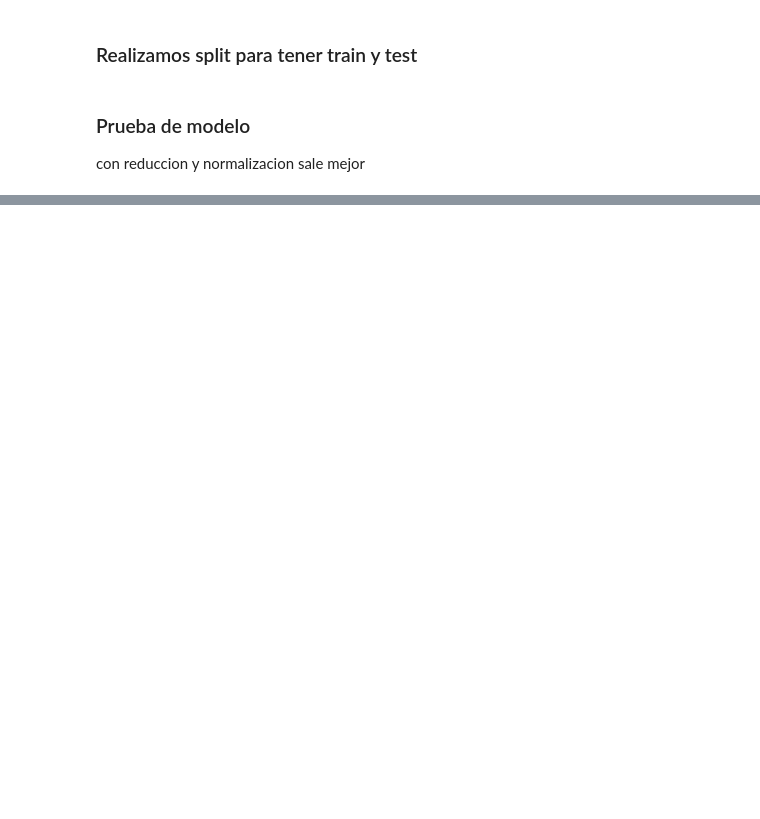
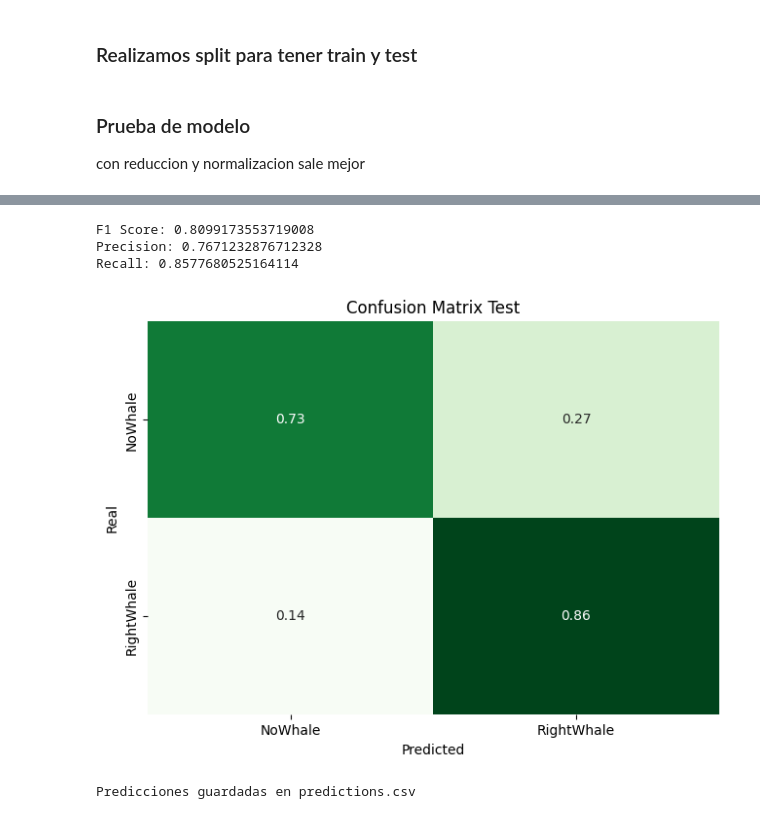
Before and after one commit to JLeandroJM/Project_machine_4, a Jupyter notebook: leandro.ipynb, the cells around one changed output, grey strips where cells are left out. Saved outputs shown, nothing was run; the diff lists cells and outputs as text; code cells hidden in the pictures; blank space fills up the shorter version.

```diff
--- a/leandro.ipynb
+++ b/leandro.ipynb
@@ -124,0 +257,47 @@ F1-Score: 0.7977132805628847
+# %%
+import pandas as pd
+from sklearn.metrics import confusion_matrix
+import seaborn as sns
+
+
+
+def matriz_confusion(y_test, y_pred, Tipo):
+    # Calcular la matriz de confusión
+    matrix = confusion_matrix(y_test, y_pred)
+
+    f2 = pd.DataFrame(matrix.astype('float') / matrix.sum(axis=1)[:, np.newaxis], index=["NoWhale", "RightWhale"], columns=["NoWhale", "RightWhale"])
+
+    # Graficar la matriz de confusión
+    sns.heatmap(f2, annot=True, cbar=None, cmap="Greens")
+    plt.title("Confusion Matrix " + Tipo), plt.tight_layout()
+    plt.xlabel("Predicted")
+    plt.ylabel("Real")
+    plt.show()
+# %%
+
+def test(model, x_test, y_test):
+    model.eval()
+    x_test = x_test.to(device).float()
+    y_test = y_test.to(device).float().unsqueeze(1)
+    with torch.no_grad():
+        y_pred = model(x_test)
+        y_pred_labels = torch.sigmoid(y_pred) >= 0.5
+
+    y_test_labels = y_test.squeeze().cpu().numpy()
+    y_pred_labels = y_pred_labels.squeeze().cpu().numpy()
+
+    f1 = f1_score(y_test_labels, y_pred_labels)
+    precision = precision_score(y_test_labels, y_pred_labels)
+    recall = recall_score(y_test_labels, y_pred_labels)
+
+    print(f'F1 Score: {f1}')
+    print(f'Precision: {precision}')
+    print(f'Recall: {recall}')
+    matriz_confusion(y_test_labels, y_pred_labels, "Test")
+
+test(model1, x_t, y_t)
+# %% [output]
+F1 Score: 0.8099173553719008
+Precision: 0.7671232876712328
+Recall: 0.8577680525164114
+[figure, added]
@@ -124,0 +336,19 @@ F1-Score: 0.7977132805628847
+# %%
+
+# Convertir los datos normalizados a tensores de PyTorch
+data_tensor = torch.tensor(x_pca, dtype=torch.float32)
+
+# Realizar predicciones
+with torch.no_grad():
+    model1.eval()  # Asegúrate de que el modelo esté en modo evaluación si no lo está ya
+    outputs = model1(data_tensor)
+    predictions = torch.sigmoid(outputs).numpy().flatten()
+    predicted_classes = ['RightWhale' if pred >= 0.5 else 'NoWhale' for pred in predictions]
+
+# Crear un DataFrame con las predicciones y guardar en CSV
+results_df = pd.DataFrame({'idx': range(len(predicted_classes)), 'class': predicted_classes})
+results_df.to_csv('predictions.csv', index=False)
+
+print("Predicciones guardadas en predictions.csv")
+# %% [output]
+Predicciones guardadas en predictions.csv
```
Also changed, not shown: parts of 15 cells of this notebook, 1 other file.
